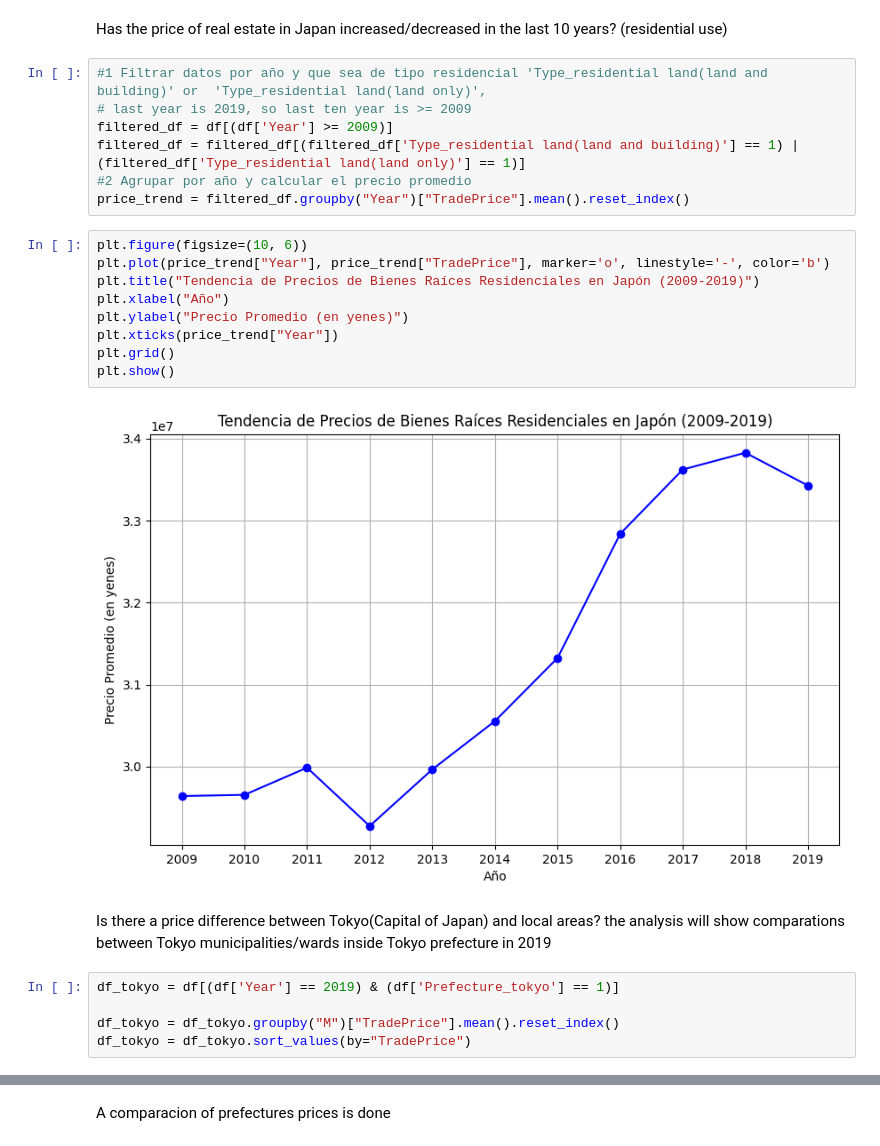
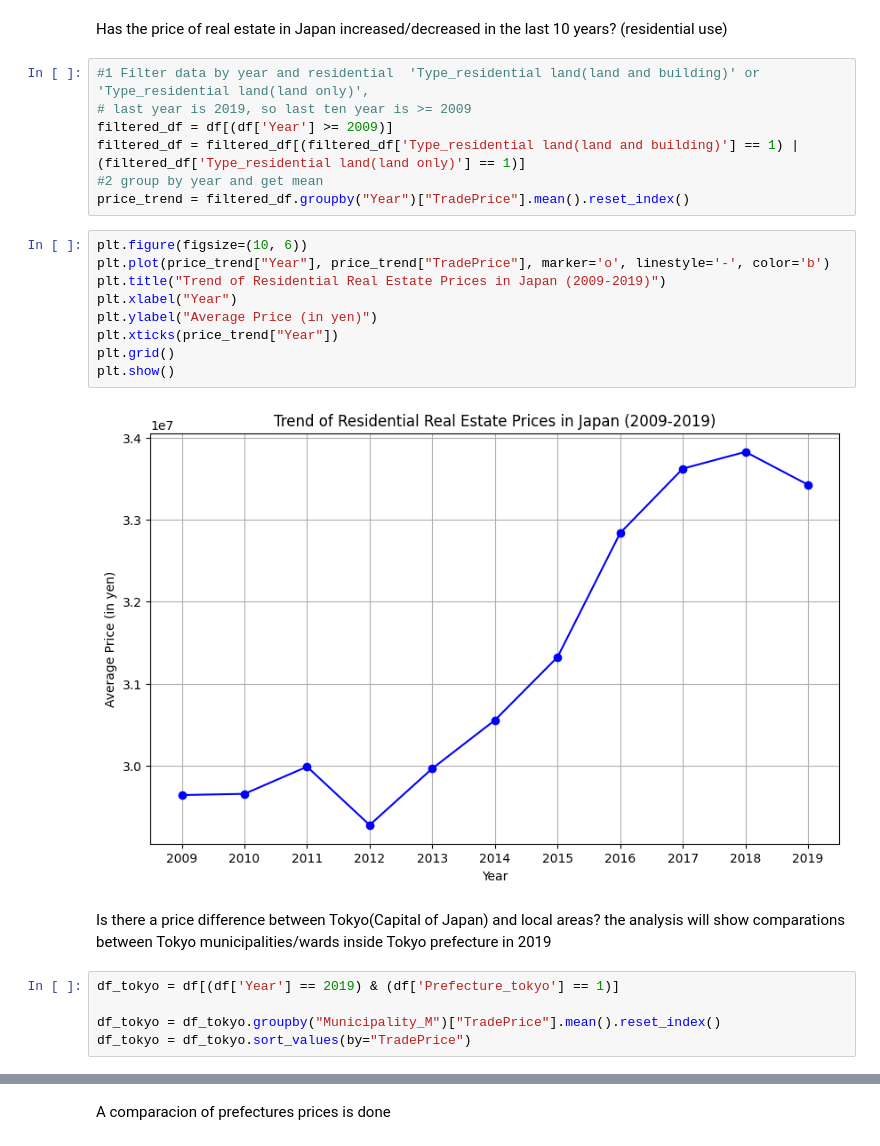
Before and after one commit to SiR0N/Japan_Real_Estate_Prices, a Jupyter notebook: questions.ipynb, the cells around one changed output, grey strips where cells are left out. Cells and saved outputs as stored; diff of their text form.

```diff
--- a/questions.ipynb
+++ b/questions.ipynb
@@ -48,29 +48,29 @@ df.columns.tolist()
 # %% [markdown]
 Has the price of real estate in Japan increased/decreased in the last 10 years? (residential use)
 # %%
-#1 Filtrar datos por año y que sea de tipo residencial 'Type_residential land(land and building)' or  'Type_residential land(land only)',
+#1 Filter data by year and residential  'Type_residential land(land and building)' or  'Type_residential land(land only)',
 # last year is 2019, so last ten year is >= 2009
 filtered_df = df[(df['Year'] >= 2009)]
 filtered_df = filtered_df[(filtered_df['Type_residential land(land and building)'] == 1) | (filtered_df['Type_residential land(land only)'] == 1)]
-#2 Agrupar por año y calcular el precio promedio
+#2 group by year and get mean
 price_trend = filtered_df.groupby("Year")["TradePrice"].mean().reset_index()
 # %%
 plt.figure(figsize=(10, 6))
 plt.plot(price_trend["Year"], price_trend["TradePrice"], marker='o', linestyle='-', color='b')
-plt.title("Tendencia de Precios de Bienes Raíces Residenciales en Japón (2009-2019)")
-plt.xlabel("Año")
-plt.ylabel("Precio Promedio (en yenes)")
+plt.title("Trend of Residential Real Estate Prices in Japan (2009-2019)")
+plt.xlabel("Year")
+plt.ylabel("Average Price (in yen)")
 plt.xticks(price_trend["Year"])
 plt.grid()
 plt.show()
 # %% [output]
-[figure, old version]
+[figure, new version]
 # %% [markdown]
 Is there a price difference between Tokyo(Capital of Japan) and local areas?
 the analysis will show comparations between Tokyo municipalities/wards inside Tokyo prefecture in 2019
 # %%
 df_tokyo = df[(df['Year'] == 2019) & (df['Prefecture_tokyo'] == 1)]
 
-df_tokyo = df_tokyo.groupby("M")["TradePrice"].mean().reset_index()
+df_tokyo = df_tokyo.groupby("Municipality_M")["TradePrice"].mean().reset_index()
 df_tokyo = df_tokyo.sort_values(by="TradePrice")
 # %%
```
Also changed, not shown: parts of 9 cells of this notebook, 1 other file.
